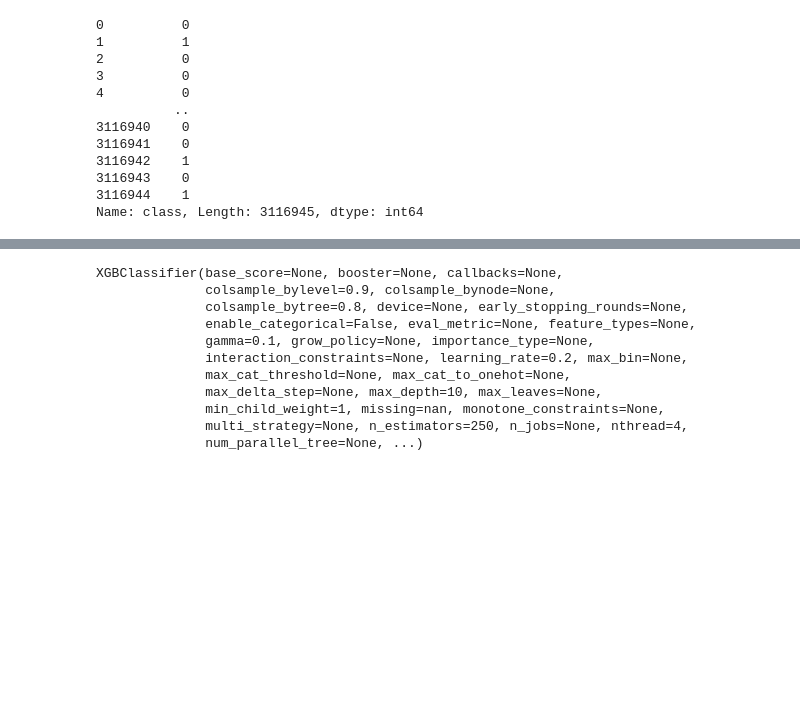
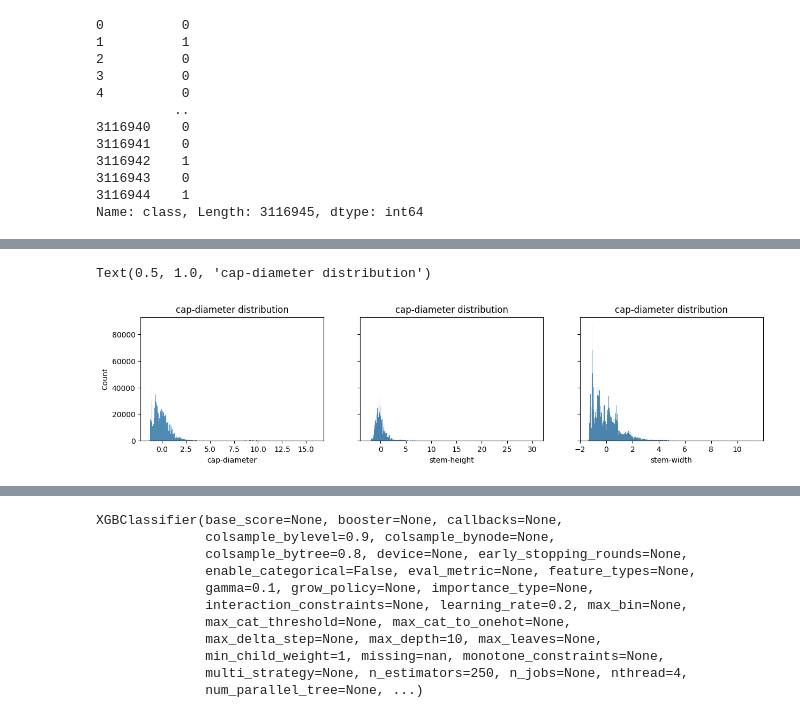
Before and after one commit to Data-Voyage/Supervised_Machine_Learning_Classification, a Jupyter notebook: binary-prediction-of-poisonous-mushrooms.ipynb, the cells around one changed output, grey strips where cells are left out. Cells and saved outputs as stored; diff of their text form; code cells hidden in the pictures; blank space fills up the shorter version.

```diff
--- a/binary-prediction-of-poisonous-mushrooms.ipynb
+++ b/binary-prediction-of-poisonous-mushrooms.ipynb
@@ -155,3 +154,0 @@ test_data.shape
-# %%
-train_data['cap-diameter'] = train_data['cap-diameter'].fillna(train_data['cap-diameter'].mean())
-sns.histplot(train_data['cap-diameter']).set_title('cap-diameter distribution')
@@ -189,12 +183,12 @@ array(['a', 'w', 'u', 's'], dtype=object)
 # %%
 # categorical columns to preprocess
 categorical_columns = ['cap-shape', 'cap-surface', 'cap-color','does-bruise-or-bleed', 'gill-attachment'
-                      ,'gill-color','stem-color','has-ring','ring-type','habitat','season']
+                      ,'gill-spacing','gill-color','stem-color','has-ring','ring-type','habitat','season']
 # numerical columns to preprocess
 numerical_columns = ['cap-diameter', 'stem-height', 'stem-width']
 # %%
-cols_to_clean = ['cap-shape', 'cap-surface', 'cap-color','does-bruise-or-bleed', 'gill-attachment'
-                      ,'gill-color','stem-color','has-ring','ring-type','habitat']
+cols_to_clean = ['cap-shape', 'cap-surface', 'cap-color','does-bruise-or-bleed', 'gill-attachment',
+                'gill-spacing','gill-color','stem-color','has-ring','ring-type','habitat']
 # %%
 # let's define valid categories for each column
 valid_categories = {
@@ -203,6 +197,7 @@ valid_categories = {
     'cap-color': ['u', 'o', 'b', 'g', 'w', 'n', 'e', 'y', 'r', 'p', 'k'],
     'does-bruise-or-bleed': ['f', 't'],
     'gill-attachment': ['a', 'x', 's', 'd'],
+    'gill-spacing': ['c', 'd'],
     'gill-color': ['w', 'n', 'g', 'k'],
     'stem-color': ['w', 'o', 'n', 'y', 'e'],
     'has-ring': ['f', 't'],
@@ -282,4 +277,12 @@ display(y.shape)
 (3116945,)
+# %%
+f, (ax1, ax2, ax3) = plt.subplots(1, 3, sharey=True, figsize =(15,3))
+sns.histplot(X['cap-diameter'],ax = ax1).set_title('cap-diameter distribution')
+sns.histplot(X['stem-height'], ax = ax2).set_title('cap-diameter distribution')
+sns.histplot(X['stem-width'], ax = ax3).set_title('cap-diameter distribution')
+# %% [output]
+Text(0.5, 1.0, 'cap-diameter distribution')
+[figure, added]
 # %%
 from sklearn.model_selection import train_test_split
 from sklearn.metrics import accuracy_score, classification_report
```
Also changed, not shown: parts of 7 cells of this notebook.
